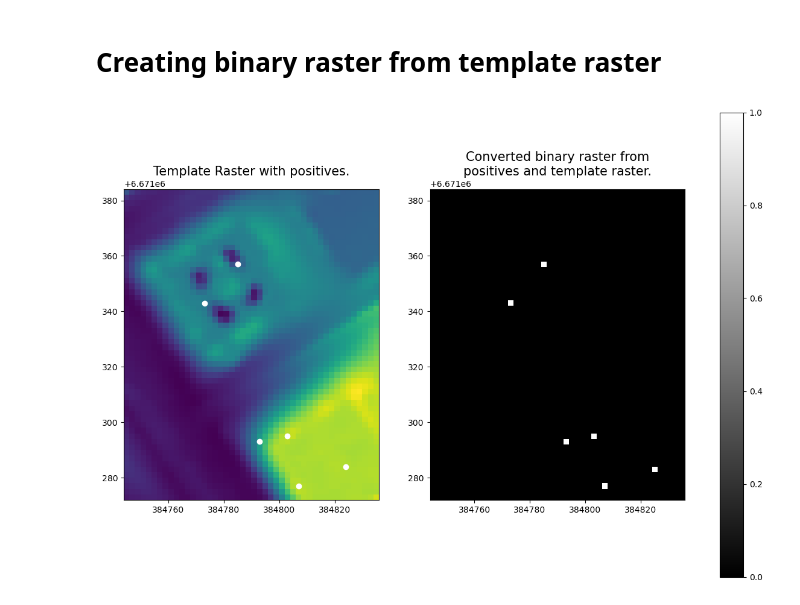
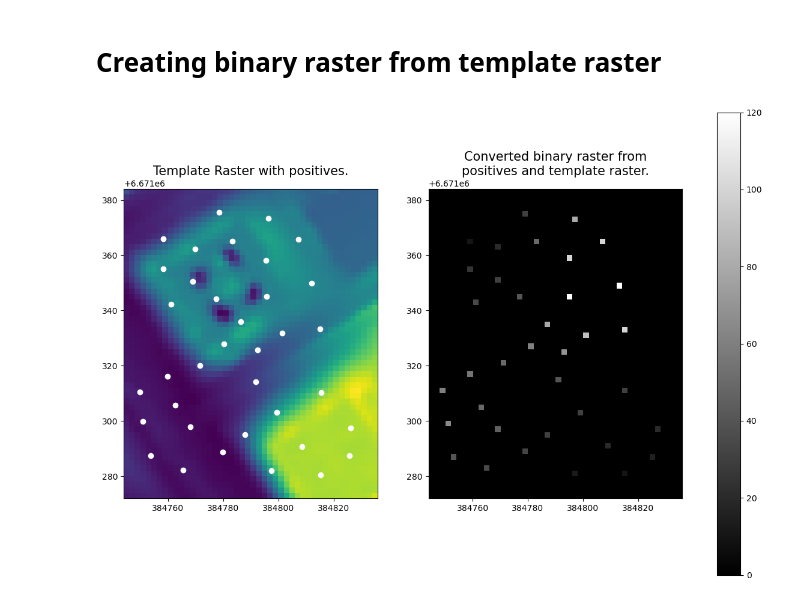
Before and after one commit to GispoCoding/eis_toolkit, a Jupyter notebook: notebooks/testing_points_to_raster.ipynb, the cells around one changed output. Saved outputs shown, nothing was run; the diff lists cells and outputs as text; code cells hidden in the pictures.

Commit message:
Points to raster code now accepts geodataframe
In this commit I have added the argument to the points_to_raster.py as per the user, value of the points will be displayed on the raster.

```diff
--- a/notebooks/testing_points_to_raster.ipynb
+++ b/notebooks/testing_points_to_raster.ipynb
@@ -15,5 +15,8 @@ import textwrap
 
 from tests.raster_processing.clip_test import raster_path as SMALL_RASTER_PATH
 from eis_toolkit.training_data_tools.points_to_raster import points_to_raster
+
+PATH_LABELS_GPKG = "../tests/data/remote/interpolating/interpolation_test_data_small.gpkg"
+RASTER_PATH = "../tests/data/remote/small_raster.tif"
 # %% [markdown]
 # Creating data points
@@ -27,0 +23,3 @@ positives = gpd.GeoDataFrame(positives, geometry=gpd.points_from_xy(positives.x,
+# %%
+gdf = gpd.read_file(PATH_LABELS_GPKG)
+print(gdf)
@@ -32,7 +48,8 @@ def plot_binary_raster_from_template_raster(template_raster_path):
 
     with rasterio.open(template_raster_path) as temp_raster:
 
-        outarray,outmeta = points_to_raster(positives=positives,
+        outarray,outmeta = points_to_raster(positives=gdf,
+                                            attribute='value',
                                             template_raster=temp_raster,
                                             nodata_value=-999)
 
@@ -42,12 +59,16 @@ def plot_binary_raster_from_template_raster(template_raster_path):
 
         plot.show(temp_raster, ax=axes[0])
         axes[0].set_title('Template Raster with positives.', fontsize=15)
-        positives.plot(ax=axes[0], facecolor='w', edgecolor='w')
+        points = gdf.cx[
+                temp_raster.bounds.left : temp_raster.bounds.right,  # noqa: E203
+                temp_raster.bounds.bottom : temp_raster.bounds.top,  # noqa: E203
+            ]
+        points.plot(ax=axes[0], facecolor='w', edgecolor='w')
 
         plt.colorbar(matplotlib.cm.ScalarMappable(norm=norm,cmap=cmap),ax=axes)
         plot.show(outarray, transform=outmeta['transform'], with_bounds=True, ax=axes[1], cmap='gray')
         axes[1].set_title(textwrap.fill('Converted binary raster from positives and template raster.', width=30), fontsize=15)
 # %%
-plot_binary_raster_from_template_raster(SMALL_RASTER_PATH)
+plot_binary_raster_from_template_raster(RASTER_PATH)
 # %% [output]
-[figure, old version]
+[figure, new version]
```
Also changed, not shown: parts of 3 cells of this notebook, 3 other files.
